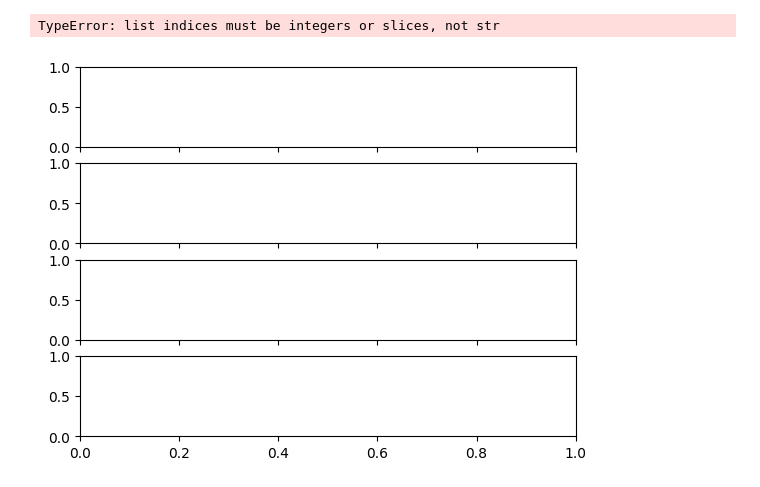
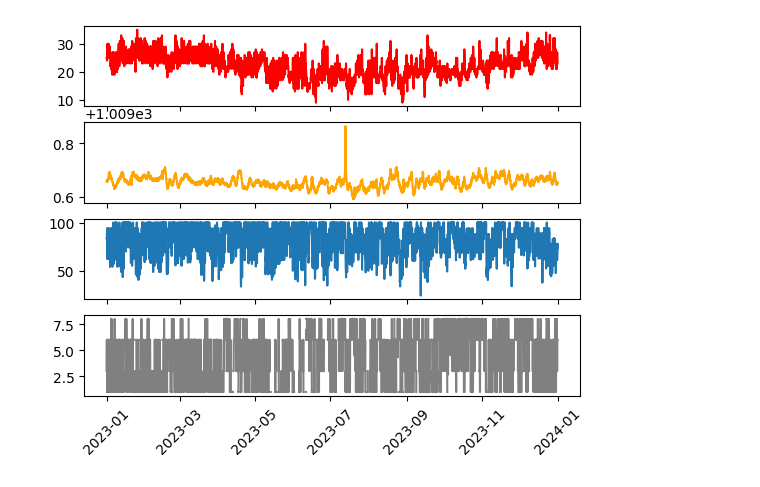
Before and after one commit to brunaboscato/ENS5173_20241, a Jupyter notebook: Atividade02.ipynb, the cells around one changed output. Drawn from its saved outputs; the diff is of its cells as text; code cells hidden in the pictures.

```diff
--- a/Atividade02.ipynb
+++ b/Atividade02.ipynb
@@ -21,10 +22,12 @@ import os
 rootPath = os.getcwd()
 print(rootPath)
 
-# Definindo o diretório ...
-metSuperficiePath = rootPath + '\\inputs\\meteoSuperficie'
+# Definindo o diretório com os arquivos metar
+metSuperficiePath = rootPath +'\\inputs\\meteoSuperficie'
+print(metSuperficiePath)
 
-# Listando ...
-...
+# Listando os arquivos dentro do diretório
+files = os.listdir(metSuperficiePath)
+print(files)
 # %% [output]
 C:\Users\bruna\OneDrive\Documentos\UFSC\Controle de Poluicao Atmosferica\ENS5173_20241
@@ -47,9 +68,10 @@ NameError: name 'files' is not defined
 # %%
 # Criar uma coluna com Datetime dos dados
+
 # Criar uma coluna de data e hora combinando as colunas separadas
 metSuperficie['datetime'] = pd.to_datetime(metSuperficie[['year', 'month', 'day', 'hour']])
 print(metSuperficie['datetime'])
 
-# Definindo a coluna do datetime como índice da matriz
-...
+# Definido a coluna de datetime como índice da matriz
+metSuperficie.set_index(metSuperficie['datetime'])
 # %% [output]
@@ -57,14 +104,13 @@ TypeError: list indices must be integers or slices, not list
 # %%
 # Analisando os dados através de figuras
 import matplotlib.pyplot as plt
 
-fig, ax = plt.subplots(4, sharex = True)
-ax[0].plot(metSuperficie['datetime'],metSuperficie['temp'], color = 'red')
-ax[1].plot(metSuperficie['datetime'],metSuperficie['p'], color = 'orange')
-ax[1].plot(metSuperficie['datetime'],metSuperficie['relh'], color = 'yellow')
-ax[3].plot(metSuperficie['datetime'],metSuperficie['cco'], color = 'gray')
+fig,ax = plt.subplots(4,sharex=True)
+ax[0].plot(metSuperficie['datetime'],metSuperficie['temp'],color='red')
+ax[1].plot(metSuperficie['datetime'],metSuperficie['p'],color='orange')
+ax[2].plot(metSuperficie['datetime'],metSuperficie['relh'])
+ax[3].plot(metSuperficie['datetime'],metSuperficie['cco'],color='gray')
 ax[3].tick_params(axis='x', rotation=45)
 # %% [output]
-TypeError: list indices must be integers or slices, not str
-[figure, old version]
+[figure, new version]
 # %%
```
Also changed, not shown: parts of 6 cells of this notebook.
